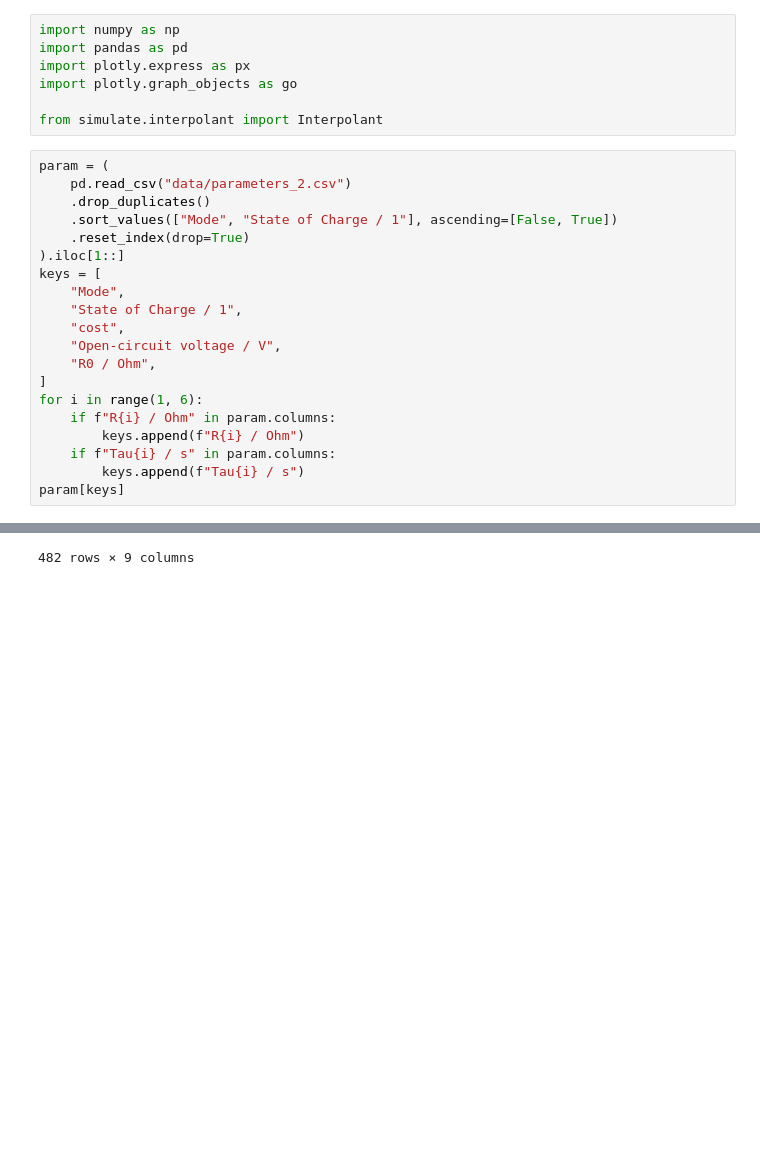
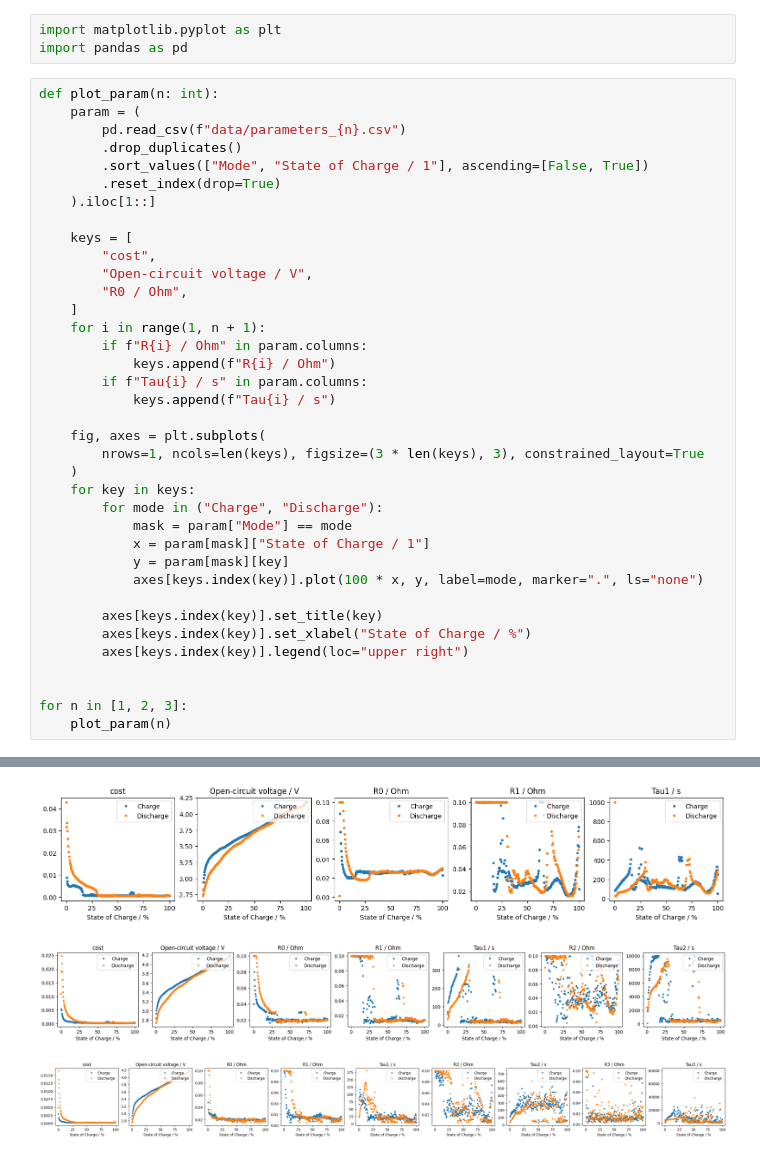
Before and after one commit to DigiBatt/Milestone-8, a Jupyter notebook: parameters.ipynb, the cells around one changed output, grey strips where cells are left out. Drawn from its saved outputs; the diff is of its cells as text; blank space fills up the shorter version.

```diff
--- a/parameters.ipynb
+++ b/parameters.ipynb
@@ -1,28 +1,41 @@
 # %%
-import numpy as np
+import matplotlib.pyplot as plt
 import pandas as pd
-import plotly.express as px
-import plotly.graph_objects as go
-
-from simulate.interpolant import Interpolant
 # %%
-param = (
-    pd.read_csv("data/parameters_2.csv")
-    .drop_duplicates()
-    .sort_values(["Mode", "State of Charge / 1"], ascending=[False, True])
-    .reset_index(drop=True)
-).iloc[1::]
-keys = [
-    "Mode",
-    "State of Charge / 1",
-    "cost",
-    "Open-circuit voltage / V",
-    "R0 / Ohm",
-]
-for i in range(1, 6):
-    if f"R{i} / Ohm" in param.columns:
-        keys.append(f"R{i} / Ohm")
-    if f"Tau{i} / s" in param.columns:
-        keys.append(f"Tau{i} / s")
-param[keys]
+def plot_param(n: int):
+    param = (
+        pd.read_csv(f"data/parameters_{n}.csv")
+        .drop_duplicates()
+        .sort_values(["Mode", "State of Charge / 1"], ascending=[False, True])
+        .reset_index(drop=True)
+    ).iloc[1::]
+
+    keys = [
+        "cost",
+        "Open-circuit voltage / V",
+        "R0 / Ohm",
+    ]
+    for i in range(1, n + 1):
+        if f"R{i} / Ohm" in param.columns:
+            keys.append(f"R{i} / Ohm")
+        if f"Tau{i} / s" in param.columns:
+            keys.append(f"Tau{i} / s")
+
+    fig, axes = plt.subplots(
+        nrows=1, ncols=len(keys), figsize=(3 * len(keys), 3), constrained_layout=True
+    )
+    for key in keys:
+        for mode in ("Charge", "Discharge"):
+            mask = param["Mode"] == mode
+            x = param[mask]["State of Charge / 1"]
+            y = param[mask][key]
+            axes[keys.index(key)].plot(100 * x, y, label=mode, marker=".", ls="none")
+
+        axes[keys.index(key)].set_title(key)
+        axes[keys.index(key)].set_xlabel("State of Charge / %")
+        axes[keys.index(key)].legend(loc="upper right")
+
+
+for n in [1, 2, 3]:
+    plot_param(n)
 # %% [output]
@@ -41 +42,3 @@ param[keys]
-482 rows × 9 columns
+[figure, added]
+[figure, added]
+[figure, added]
```
Also changed, not shown: parts of 2 cells of this notebook, 1 other file.
